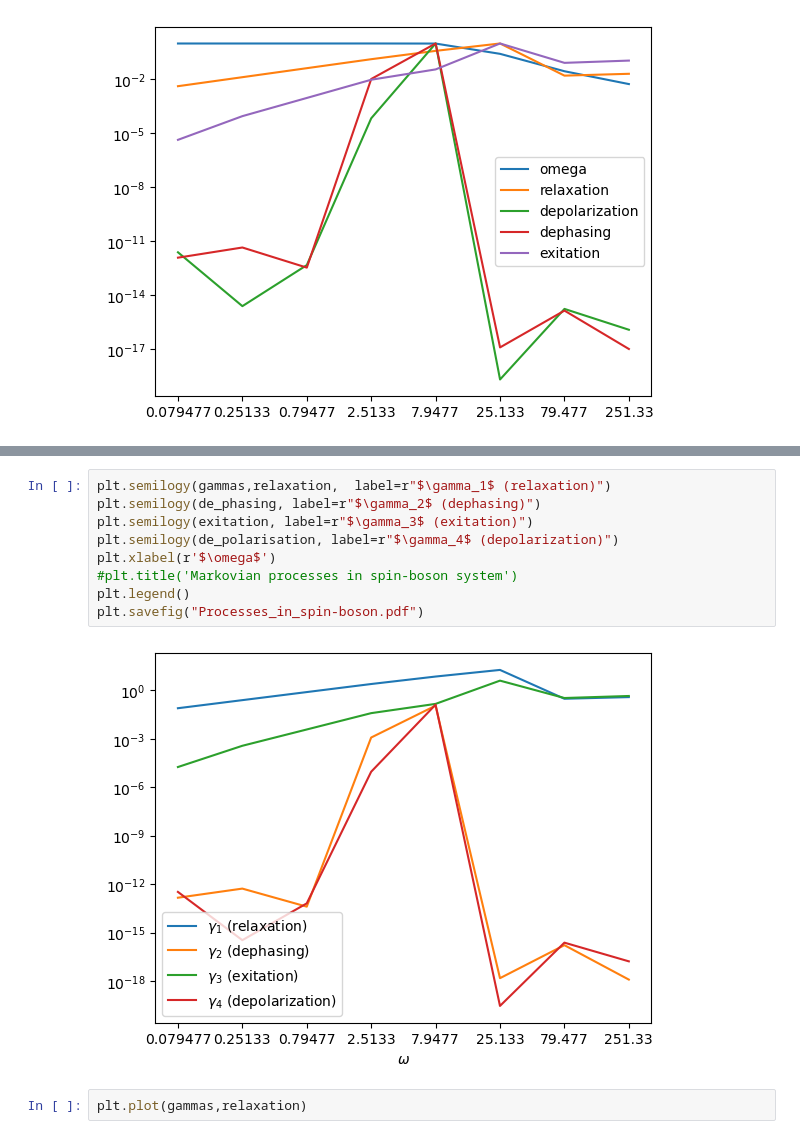
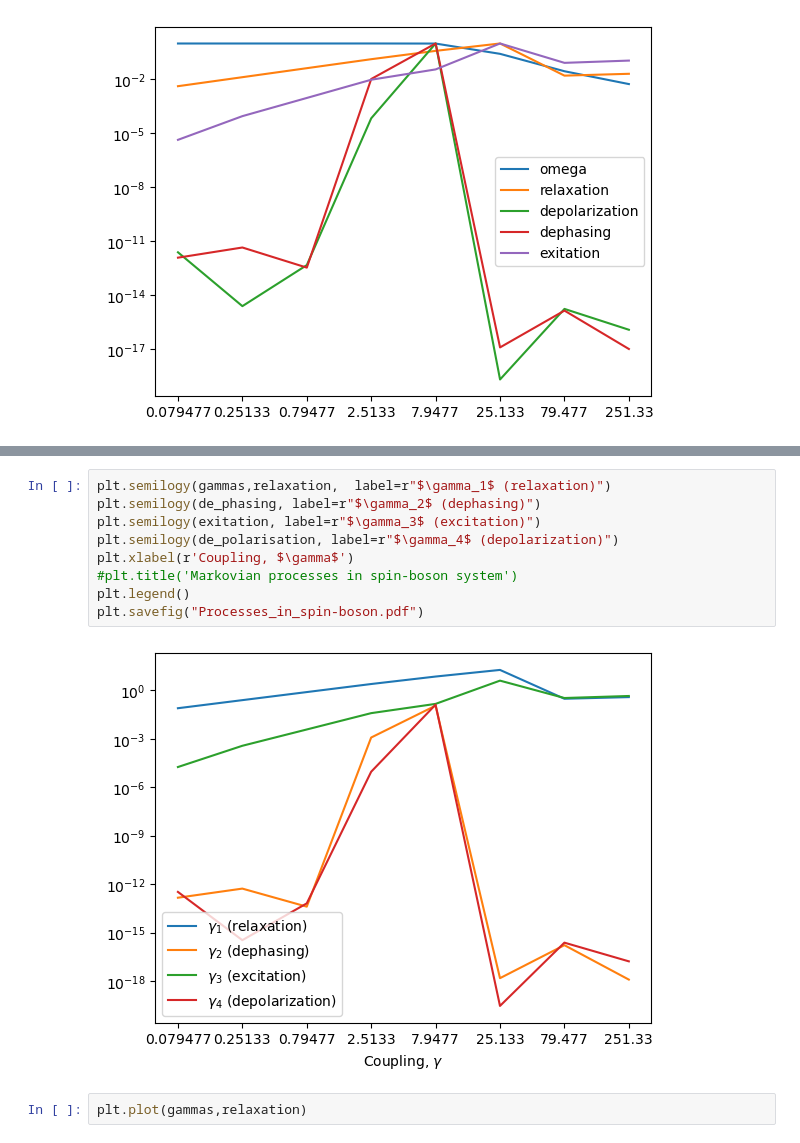
Before and after one commit to zpopovych/OQSID-thesis, a Jupyter notebook: POP_LME_6/02_process_share.ipynb, the cells around one changed output, grey strips where cells are left out. Saved outputs shown, nothing was run; the diff lists cells and outputs as text.

```diff
--- a/POP_LME_6/02_process_share.ipynb
+++ b/POP_LME_6/02_process_share.ipynb
@@ -84,14 +84,14 @@ plt.legend()
 # %%
 plt.semilogy(gammas,relaxation,  label=r"$\gamma_1$ (relaxation)")
 plt.semilogy(de_phasing, label=r"$\gamma_2$ (dephasing)")
-plt.semilogy(exitation, label=r"$\gamma_3$ (exitation)")
+plt.semilogy(exitation, label=r"$\gamma_3$ (excitation)")
 plt.semilogy(de_polarisation, label=r"$\gamma_4$ (depolarization)")
-plt.xlabel(r'$\omega$')
+plt.xlabel(r'Coupling, $\gamma$')
 #plt.title('Markovian processes in spin-boson system')
 plt.legend()
 plt.savefig("Processes_in_spin-boson.pdf")
 # %% [output]
-[figure, old version]
+[figure, new version]
 # %%
 plt.plot(gammas,relaxation)
 # %% [output]
```
Also changed, not shown: parts of 1 cell of this notebook, 10 other files.
